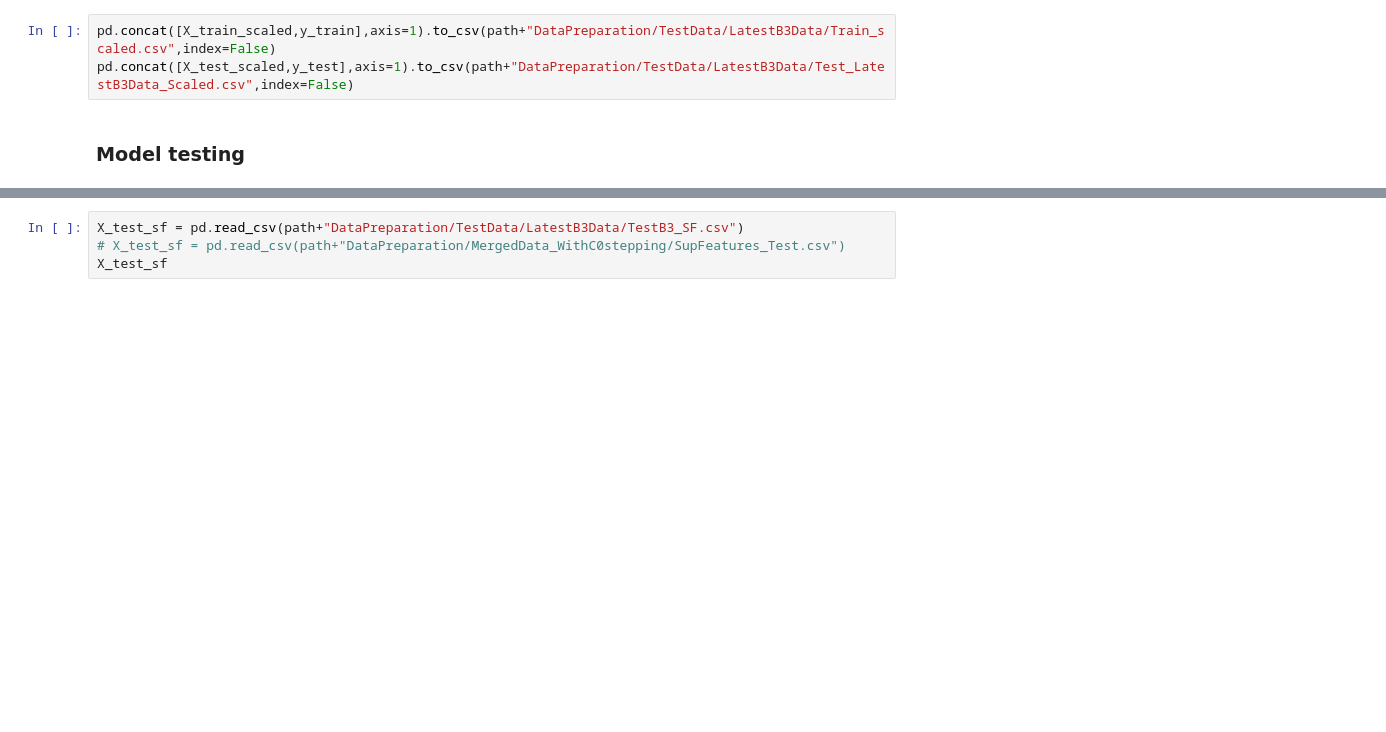
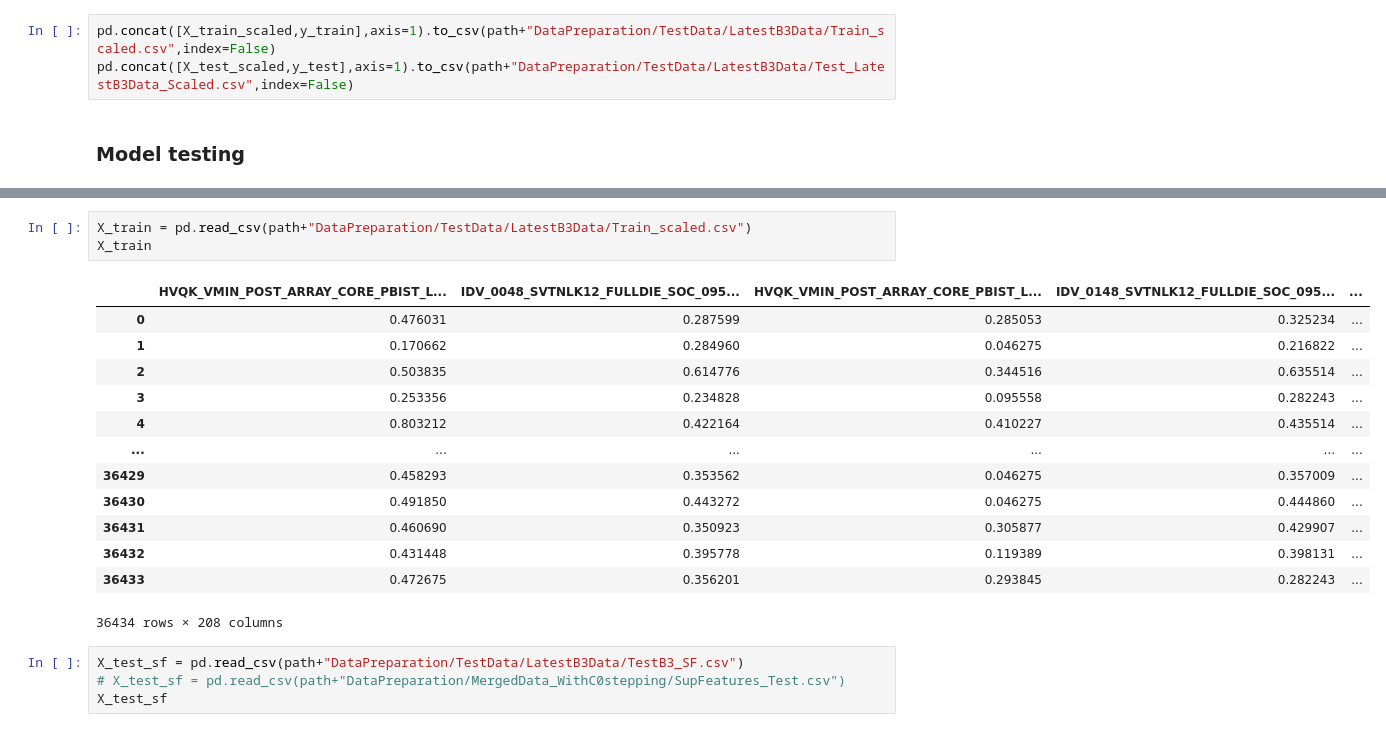
Before and after one commit to NicoleNL/ML-Speckle, a Jupyter notebook: MLSpeckle - LatestB3TestData_DataPrep&ModelTesting.ipynb, the cells around one changed output, grey strips where cells are left out. Saved outputs shown, nothing was run; the diff lists cells and outputs as text; blank space fills up the shorter version.

```diff
--- a/MLSpeckle - LatestB3TestData_DataPrep&ModelTesting.ipynb
+++ b/MLSpeckle - LatestB3TestData_DataPrep&ModelTesting.ipynb
@@ -554,4 +554,21 @@ Counter({0: 26809, 1: 62})
 26871 rows × 207 columns
+# %%
+X_train = pd.read_csv(path+"DataPreparation/TestData/LatestB3Data/Train_scaled.csv")
+X_train
+# %% [output]
+|  | HVQK_VMIN_POST_ARRAY_CORE_PBIST_L... | IDV_0048_SVTNLK12_FULLDIE_SOC_095... | HVQK_VMIN_POST_ARRAY_CORE_PBIST_L... | IDV_0148_SVTNLK12_FULLDIE_SOC_095... | ... |
+| 0 | 0.476031 | 0.287599 | 0.285053 | 0.325234 | ... |
+| 1 | 0.170662 | 0.284960 | 0.046275 | 0.216822 | ... |
+| 2 | 0.503835 | 0.614776 | 0.344516 | 0.635514 | ... |
+| 3 | 0.253356 | 0.234828 | 0.095558 | 0.282243 | ... |
+| 4 | 0.803212 | 0.422164 | 0.410227 | 0.435514 | ... |
+| ... | ... | ... | ... | ... | ... |
+| 36429 | 0.458293 | 0.353562 | 0.046275 | 0.357009 | ... |
+| 36430 | 0.491850 | 0.443272 | 0.046275 | 0.444860 | ... |
+| 36431 | 0.460690 | 0.350923 | 0.305877 | 0.429907 | ... |
+| 36432 | 0.431448 | 0.395778 | 0.119389 | 0.398131 | ... |
+| 36433 | 0.472675 | 0.356201 | 0.293845 | 0.282243 | ... |
+36434 rows × 208 columns
 # %%
 X_test_sf = pd.read_csv(path+"DataPreparation/TestData/LatestB3Data/TestB3_SF.csv")
 # X_test_sf = pd.read_csv(path+"DataPreparation/MergedData_WithC0stepping/SupFeatures_Test.csv")
```
Also changed, not shown: parts of 5 cells of this notebook.
